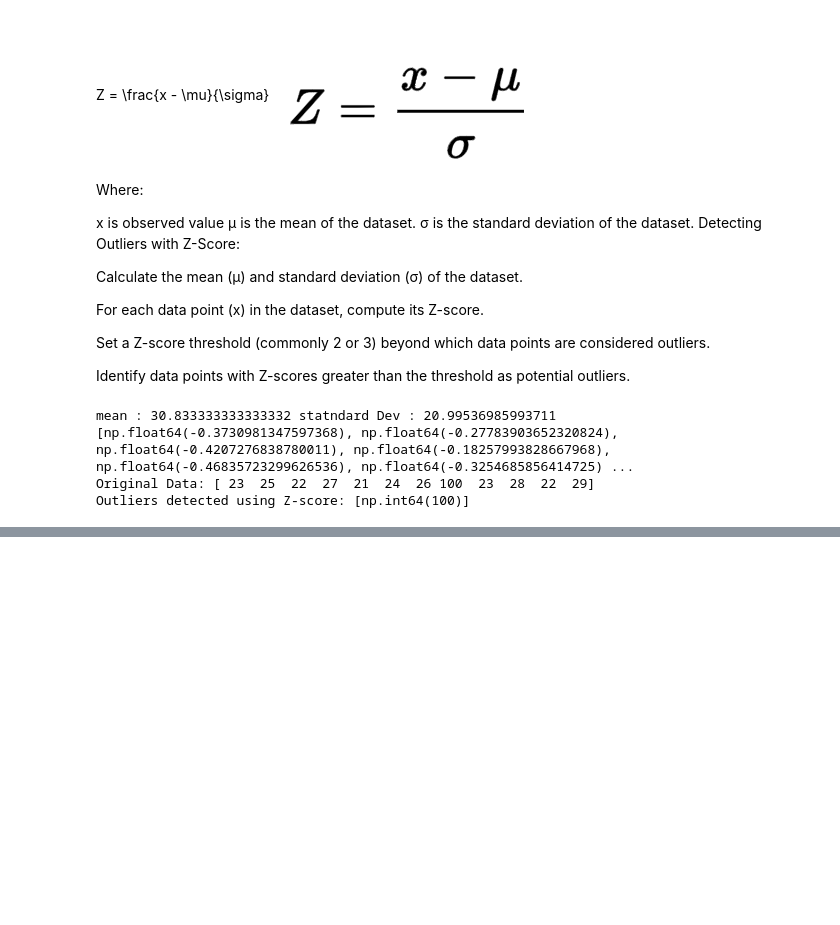
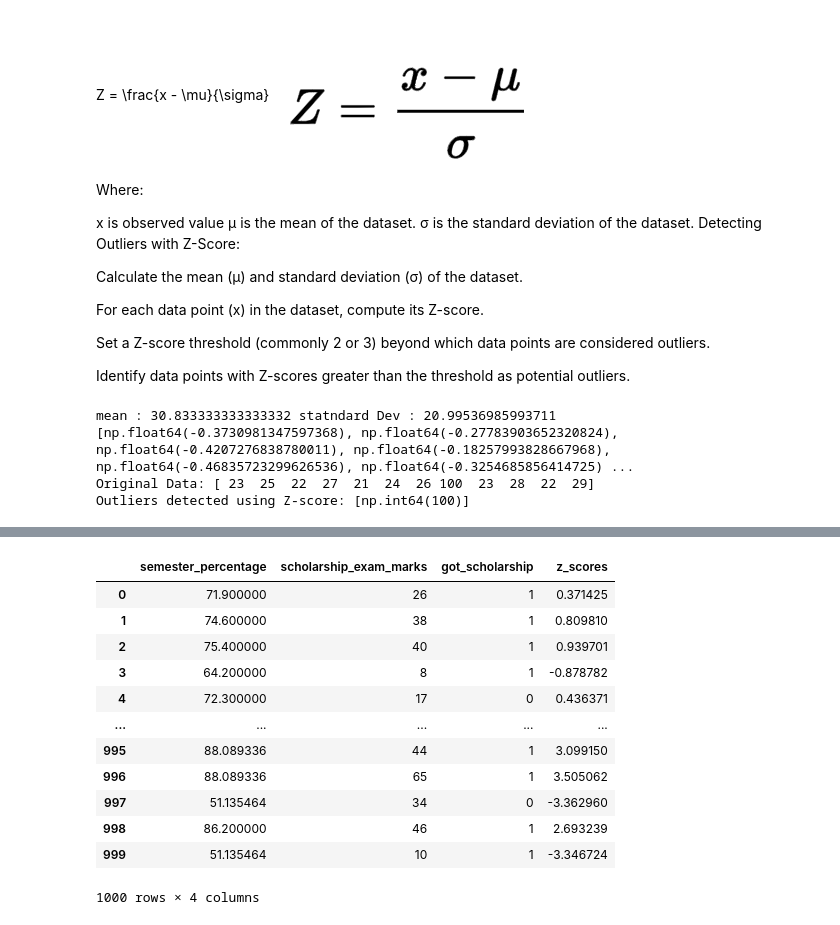
Before and after one commit to ashish12e/basics, a Jupyter notebook: pandas2.ipynb, the cells around one changed output, grey strips where cells are left out. Cells and saved outputs as stored; diff of their text form; code cells hidden in the pictures; blank space fills up the shorter version.

```diff
--- a/pandas2.ipynb
+++ b/pandas2.ipynb
@@ -100,0 +184,10 @@ Outliers detected using Z-score: [np.int64(100)]
+# %%
+# Calculate Z-scores
+#z_scores = [(x - mean) / std_dev for x in data]
+z_scores = [(x - mean) /std_dev for x in df1['semester_percentage'] ]
+print(z_scores)
+
+# assigning new columns z_scores and updating values
+df1['z_scores'] = z_scores
+
+print(df1.head())
@@ -100,0 +224,24 @@ Outliers detected using Z-score: [np.int64(100)]
+# %%
+# if we remove outliers from the data , there are might changes we might loose important inf
+# to avoid that we use capping
+upper_limit = highest_allowed
+lower_limit = lowest_allowed
+df1["semester_percentage"] =np.where(df1["semester_percentage"]>upper_limit,
+         upper_limit,
+         np.where(df1["semester_percentage"]<lower_limit, lower_limit, df1["semester_percentage"] ))
+# %%
+df1
+# %% [output]
+|  | semester_percentage | scholarship_exam_marks | got_scholarship | z_scores |
+| 0 | 71.900000 | 26 | 1 | 0.371425 |
+| 1 | 74.600000 | 38 | 1 | 0.809810 |
+| 2 | 75.400000 | 40 | 1 | 0.939701 |
+| 3 | 64.200000 | 8 | 1 | -0.878782 |
+| 4 | 72.300000 | 17 | 0 | 0.436371 |
+| ... | ... | ... | ... | ... |
+| 995 | 88.089336 | 44 | 1 | 3.099150 |
+| 996 | 88.089336 | 65 | 1 | 3.505062 |
+| 997 | 51.135464 | 34 | 0 | -3.362960 |
+| 998 | 86.200000 | 46 | 1 | 2.693239 |
+| 999 | 51.135464 | 10 | 1 | -3.346724 |
+1000 rows × 4 columns
```
Also changed, not shown: parts of 12 cells of this notebook, 1 other file.
